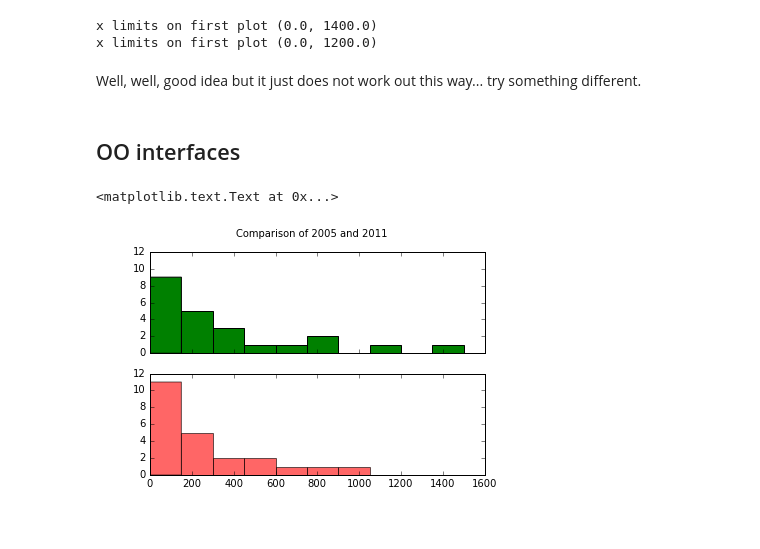
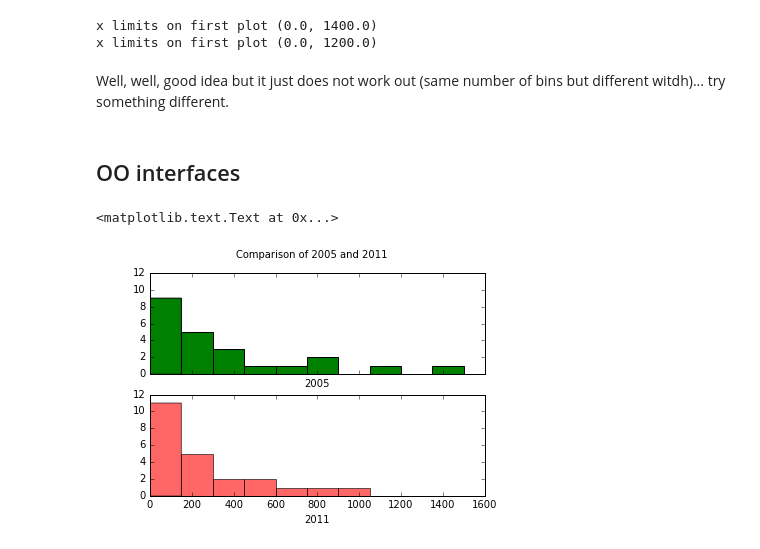
Before and after one commit to gurbanics/pytech-vis, a Jupyter notebook: notebooks/Matplotlib.ipynb, the cells around one changed output. Drawn from its saved outputs; the diff is of its cells as text; code cells hidden in the pictures.

```diff
--- a/notebooks/Matplotlib.ipynb
+++ b/notebooks/Matplotlib.ipynb
@@ -160,7 +173,7 @@ x limits on first plot (0.0, 1200.0)
 plt.xlim(xmin1,xmax1)
 plt.show()
 # %% [markdown]
-Well, well, good idea but it just does not work out this way... try something different.
+Well, well, good idea but it just does not work out (same number of bins but different witdh)... try something different.
 # %%
 # close current figure
 plt.close()
@@ -172,16 +185,18 @@ set_matplotlib_formats('pdf', 'png', 'svg')
 # %%
 fig, axes = plt.subplots(nrows=2, ncols=1, sharex=True, sharey=True)
 common_bins = np.arange(
     np.min(small_flats[['2005','2011']].values),
     np.max(small_flats[['2005','2011']].values) + 150, 150)
 
 ax0 = axes[0]
 ax0.hist(small_flats['2005'], bins=common_bins, color="g")
+ax0.set_xlabel("2005")
 
 ax1 = axes[1]
 ax1.hist(small_flats['2011'], bins=common_bins, color="r", alpha=.6)
+ax1.set_xlabel("2011")
 
 fig.suptitle("Comparison of 2005 and 2011")
 # %% [output]
 <matplotlib.text.Text at 0x...>
-[figure, old version]
+[figure, new version]
```
Also changed, not shown: parts of 9 cells of this notebook.
